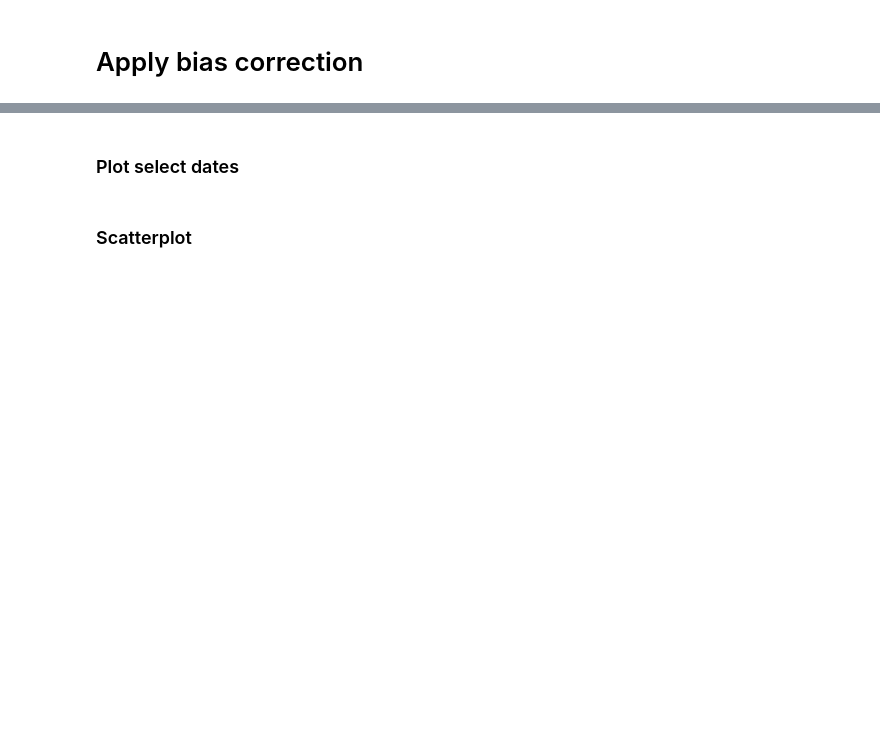
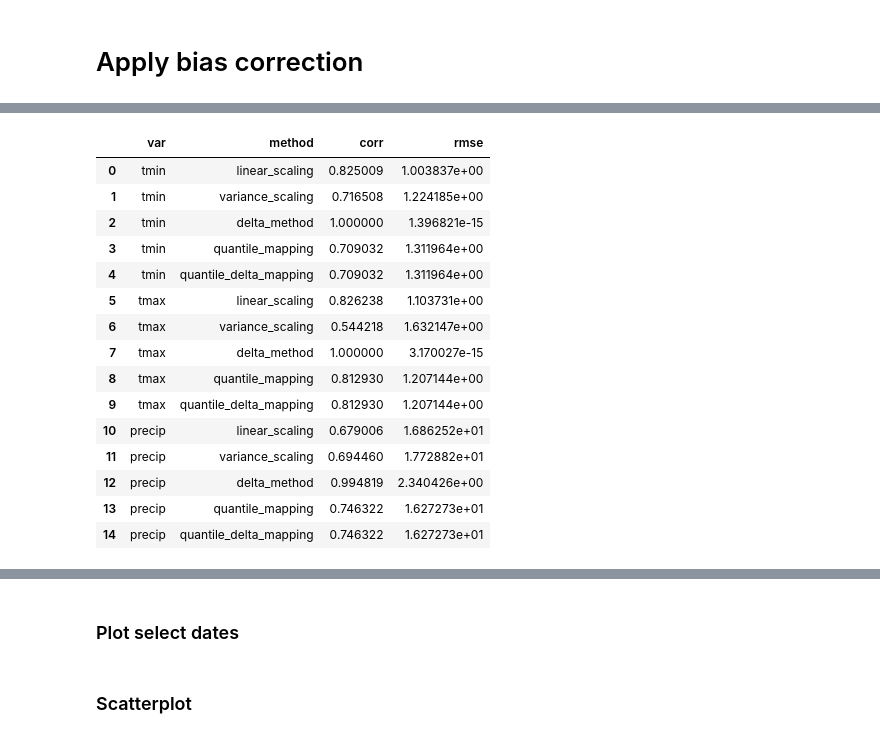
Before and after one commit to thinkingmachines/project-cchain-climate-downscaling, a Jupyter notebook: notebooks/02-apply-bias-correction/02_correct_station.ipynb, the cells around one changed output, grey strips where cells are left out. Drawn from its saved outputs; the diff is of its cells as text; code cells hidden in the pictures; blank space fills up the shorter version.

```diff
--- a/notebooks/02-apply-bias-correction/02_correct_station.ipynb
+++ b/notebooks/02-apply-bias-correction/02_correct_station.ipynb
@@ -133,0 +291,19 @@ for var, title in variable_params.items():
+# %%
+stats_df[["var", "method", "corr", "rmse"]]
+# %% [output]
+|  | var | method | corr | rmse |
+| 0 | tmin | linear_scaling | 0.825009 | 1.003837e+00 |
+| 1 | tmin | variance_scaling | 0.716508 | 1.224185e+00 |
+| 2 | tmin | delta_method | 1.000000 | 1.396821e-15 |
+| 3 | tmin | quantile_mapping | 0.709032 | 1.311964e+00 |
+| 4 | tmin | quantile_delta_mapping | 0.709032 | 1.311964e+00 |
+| 5 | tmax | linear_scaling | 0.826238 | 1.103731e+00 |
+| 6 | tmax | variance_scaling | 0.544218 | 1.632147e+00 |
+| 7 | tmax | delta_method | 1.000000 | 3.170027e-15 |
+| 8 | tmax | quantile_mapping | 0.812930 | 1.207144e+00 |
+| 9 | tmax | quantile_delta_mapping | 0.812930 | 1.207144e+00 |
+| 10 | precip | linear_scaling | 0.679006 | 1.686252e+01 |
+| 11 | precip | variance_scaling | 0.694460 | 1.772882e+01 |
+| 12 | precip | delta_method | 0.994819 | 2.340426e+00 |
+| 13 | precip | quantile_mapping | 0.746322 | 1.627273e+01 |
+| 14 | precip | quantile_delta_mapping | 0.746322 | 1.627273e+01 |
```
Also changed, not shown: parts of 16 cells of this notebook, 3 other files.
